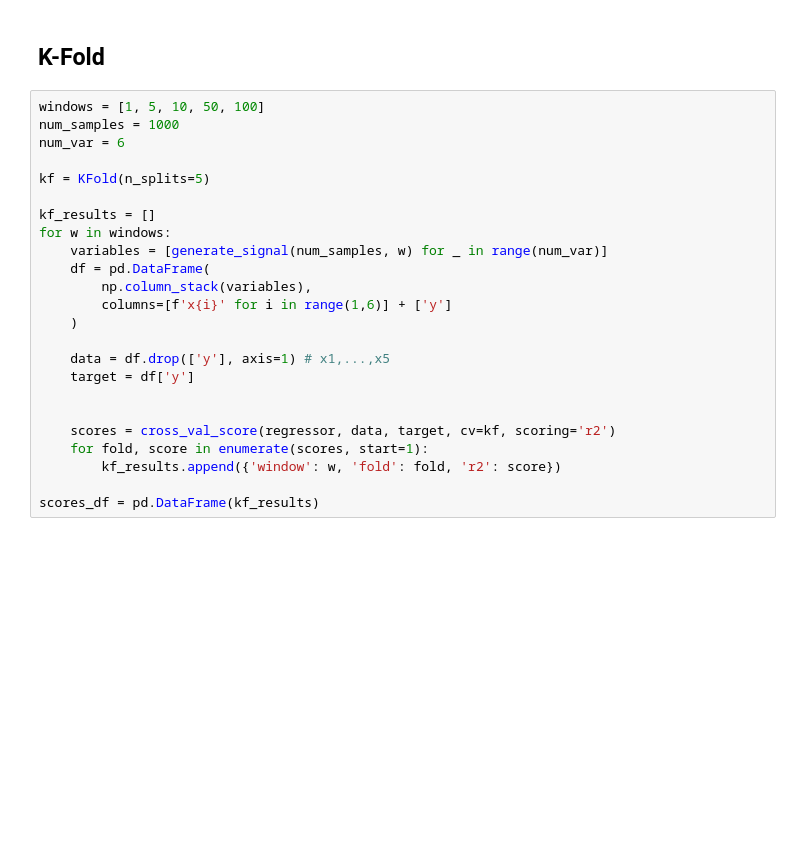
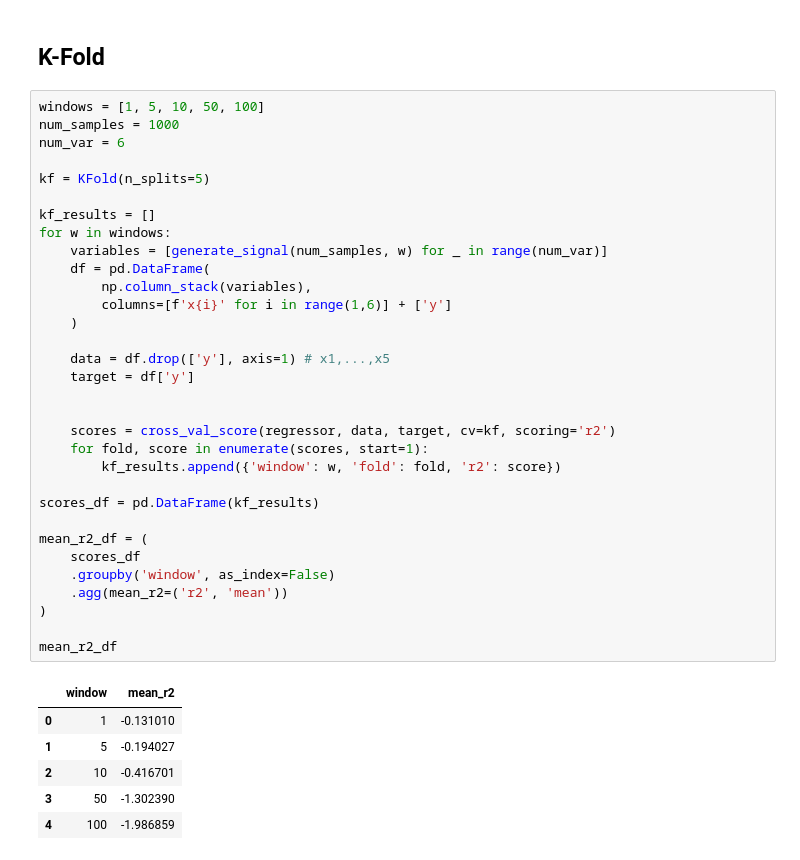
Before and after one commit to SaharGholipour/short_projects, a Jupyter notebook: randomVar_modelTraining.ipynb, the cells around one changed output. Saved outputs shown, nothing was run; the diff lists cells and outputs as text; blank space fills up the shorter version.

```diff
--- a/randomVar_modelTraining.ipynb
+++ b/randomVar_modelTraining.ipynb
@@ -547,24 +618,39 @@ plt.show()
 # %%
 windows = [1, 5, 10, 50, 100]
 num_samples = 1000
 num_var = 6
 
 kf = KFold(n_splits=5)
 
 kf_results = []
 for w in windows:
     variables = [generate_signal(num_samples, w) for _ in range(num_var)]
     df = pd.DataFrame(
         np.column_stack(variables),
         columns=[f'x{i}' for i in range(1,6)] + ['y']
     )
 
     data = df.drop(['y'], axis=1) # x1,...,x5
     target = df['y']
 
 
     scores = cross_val_score(regressor, data, target, cv=kf, scoring='r2')
     for fold, score in enumerate(scores, start=1):
         kf_results.append({'window': w, 'fold': fold, 'r2': score})
 
 scores_df = pd.DataFrame(kf_results)
+
+mean_r2_df = (
+    scores_df
+    .groupby('window', as_index=False)
+    .agg(mean_r2=('r2', 'mean'))
+)
+
+mean_r2_df
+# %% [output]
+|  | window | mean_r2 |
+| 0 | 1 | -0.131010 |
+| 1 | 5 | -0.194027 |
+| 2 | 10 | -0.416701 |
+| 3 | 50 | -1.302390 |
+| 4 | 100 | -1.986859 |
```
Also changed, not shown: parts of 10 cells of this notebook.
